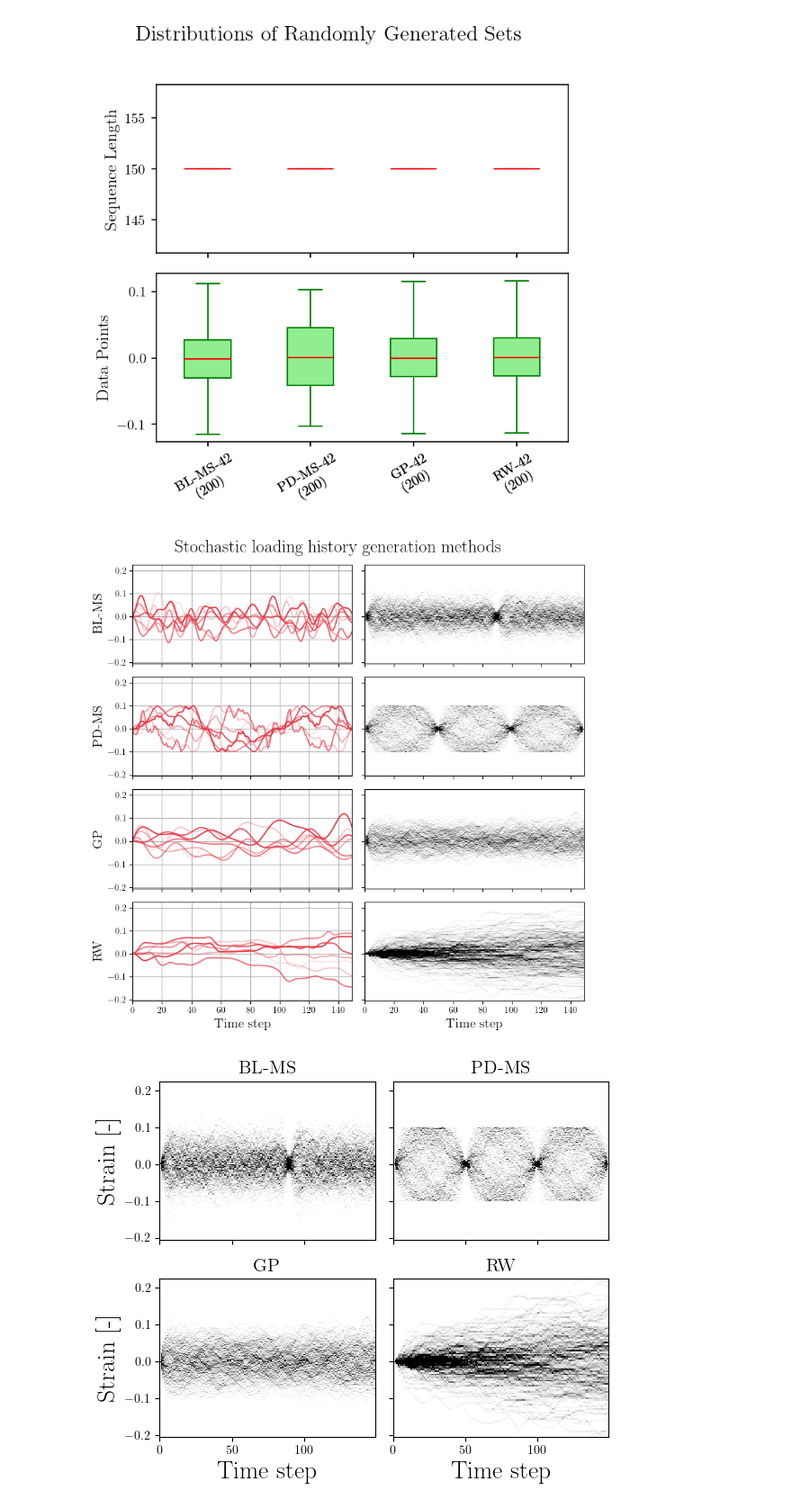
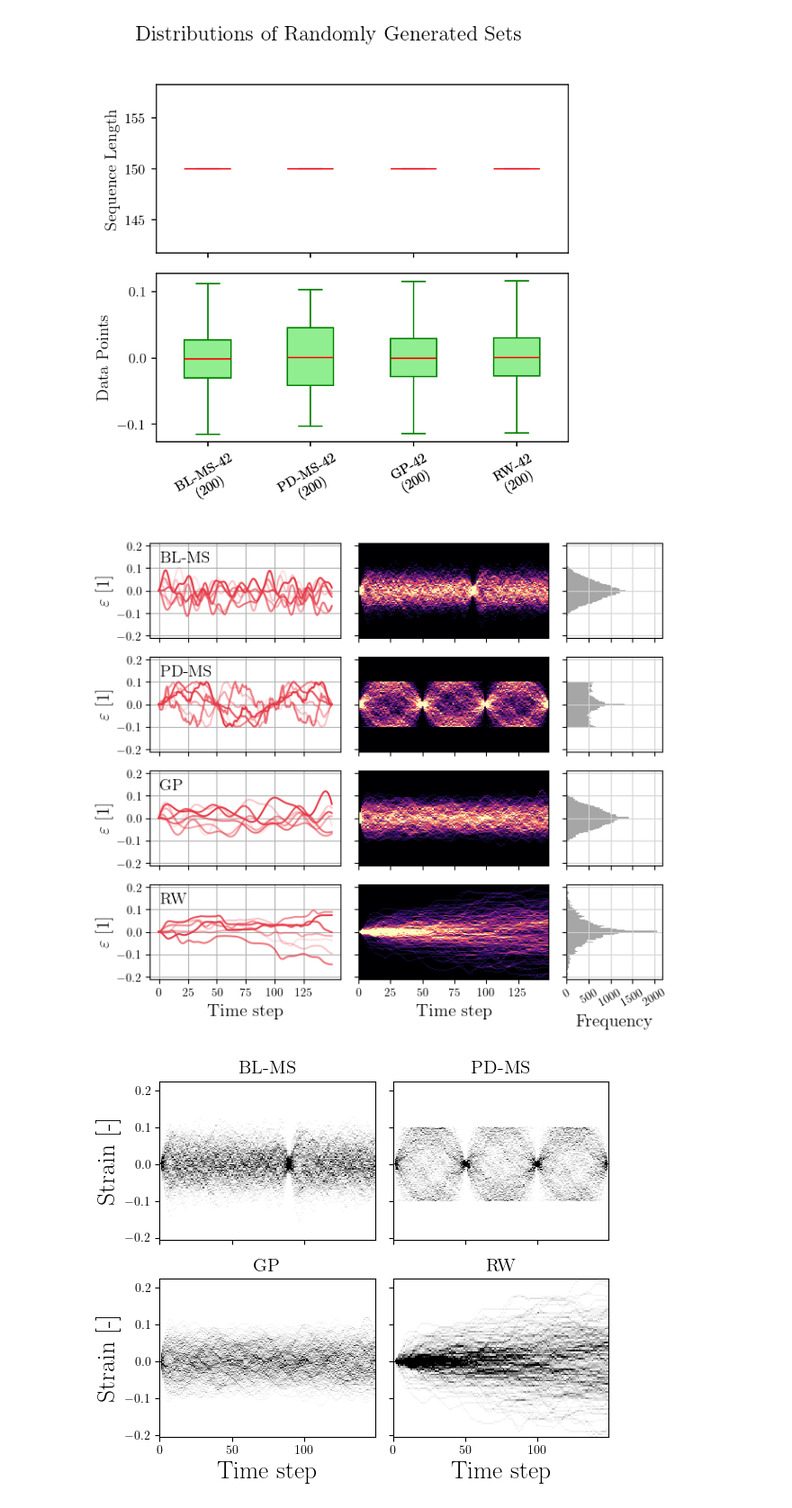
Before and after one commit to zsoca000/EP-neural-nets, a Jupyter notebook: notebooks/tasks/task0-data-visualization.ipynb, the cells around one changed output. Shown at 90% size. Saved outputs shown, nothing was run; the diff lists cells and outputs as text; code cells hidden in the pictures.

```diff
--- a/notebooks/task0-data-visualization.ipynb
+++ b/notebooks/tasks/task0-data-visualization.ipynb
@@ -4,7 +4,7 @@ import yaml
 import numpy as np
 from pathlib import Path
 import matplotlib.pyplot as plt
-root = Path.cwd().parent
+root = Path.cwd().parent.parent
 sys.path.append(str(root))
 plt.rcParams.update({"text.usetex": True, "font.family": "Computer Modern"})
 
@@ -54,7 +58,7 @@ plt.show()
 # %%
-folder_path = Path('..','data','input','train')
+folder_path = Path('..','..','data','input','train')
 rand_inputs = [InputsSignals(folder_path / (inp_name + '.npy')) for inp_name in train_inp_names]
-folder_path = Path('..','data','input','eval')
+folder_path = Path('..','..','data','input','eval')
 crit_inputs = [InputsSignals(folder_path / (inp_name + '.npy')) for inp_name in eval_crit_inp_names]
 # %%
 fig, ax = plt.subplots(2, 1, figsize=(5, 5), dpi=150, sharex=True)
@@ -93,20 +97,47 @@ plt.show()
 [figure]
 # %%
 num = len(rand_inputs)
-fig, ax = plt.subplots(num,2,figsize=(8,2*num), dpi=100,sharex=True,sharey=True)
-fig.suptitle('Stochastic loading history generation methods', fontsize=20)
+fig, ax = plt.subplots(
+    num,3,figsize=(7,1.5*num), dpi=100, sharex='col', sharey='row',
+    gridspec_kw={'width_ratios': [2, 2, 1]}
+)
 
 for i in range(num):
     rand_inputs[i].plot_samples(ax=ax[i,0],num_samples=7)
-    rand_inputs[i].plot_histogram(ax=ax[i,1],bins_time=150,bins_value=100,vmin=0,vmax=10,cmap='Greys')
-    ax[i,0].set_ylabel(f'{dataset_str(rand_inputs[i].name, seed=False, num=False)}',fontsize=15)
+    rand_inputs[i].plot_histogram(ax=ax[i,1],bins_time=150,bins_value=100,vmin=0,vmax=10, cmap='magma', y_range=[-0.21,0.21])
+
+    # Extract data: shape assumed to be (n_samples, time_steps)
+    data = rand_inputs[i].u_list.flatten()
+    ax[i, 2].hist(data, bins=100, orientation='horizontal',
+                  range=[-0.21, 0.21], color='gray', alpha=0.7)
+
+
+    label_text = dataset_str(rand_inputs[i].name, seed=False, num=False)
+    ax[i,0].text(0.05, 0.925, label_text, transform=ax[i,0].transAxes,
+                 fontsize=14, verticalalignment='top', fontweight='bold')
+
+    ax[i,0].set_ylabel(r'$\varepsilon$ [1]',fontsize=15)
+
+
+    ax[i,0].set_yticks([-0.2, -0.1,0,0.1,0.2])
+    ax[i,0].set_xticks([i for i in range(0,150,25)])
+    ax[i,1].set_yticks([-0.2, -0.1,0,0.1,0.2])
+    ax[i,1].set_xticks([i for i in range(0,150,25)])
+
+    ax[i,2].set_yticks([-0.2, -0.1,0,0.1,0.2])
+    ax[i,2].set_xticks([i for i in range(0,2001,500)])
+    ax[i,2].grid(ls='-',c='lightgray')
+    ax[i,2].tick_params(axis='x', rotation=30)
+
 ax[-1,0].set_xlabel('Time step',fontsize=15)
 ax[-1,1].set_xlabel('Time step',fontsize=15)
+ax[-1,2].set_xlabel('Frequency',fontsize=15)
 plt.tight_layout()
-plt.savefig(figure_path / 'random-input-sets.png',dpi=250)
+plt.savefig(figure_path / 'random-input-sets.svg', format='svg')
+plt.savefig(figure_path / 'random-input-sets.pdf', bbox_inches='tight')
 plt.show()
 # %% [output]
-[figure, old version]
+[figure, new version]
 # %%
 fig, ax = plt.subplots(2,2,figsize=(6,5), dpi=100,sharex=True,sharey=True)
 
```
Also changed, not shown: parts of 3 cells of this notebook, 17 other files.
